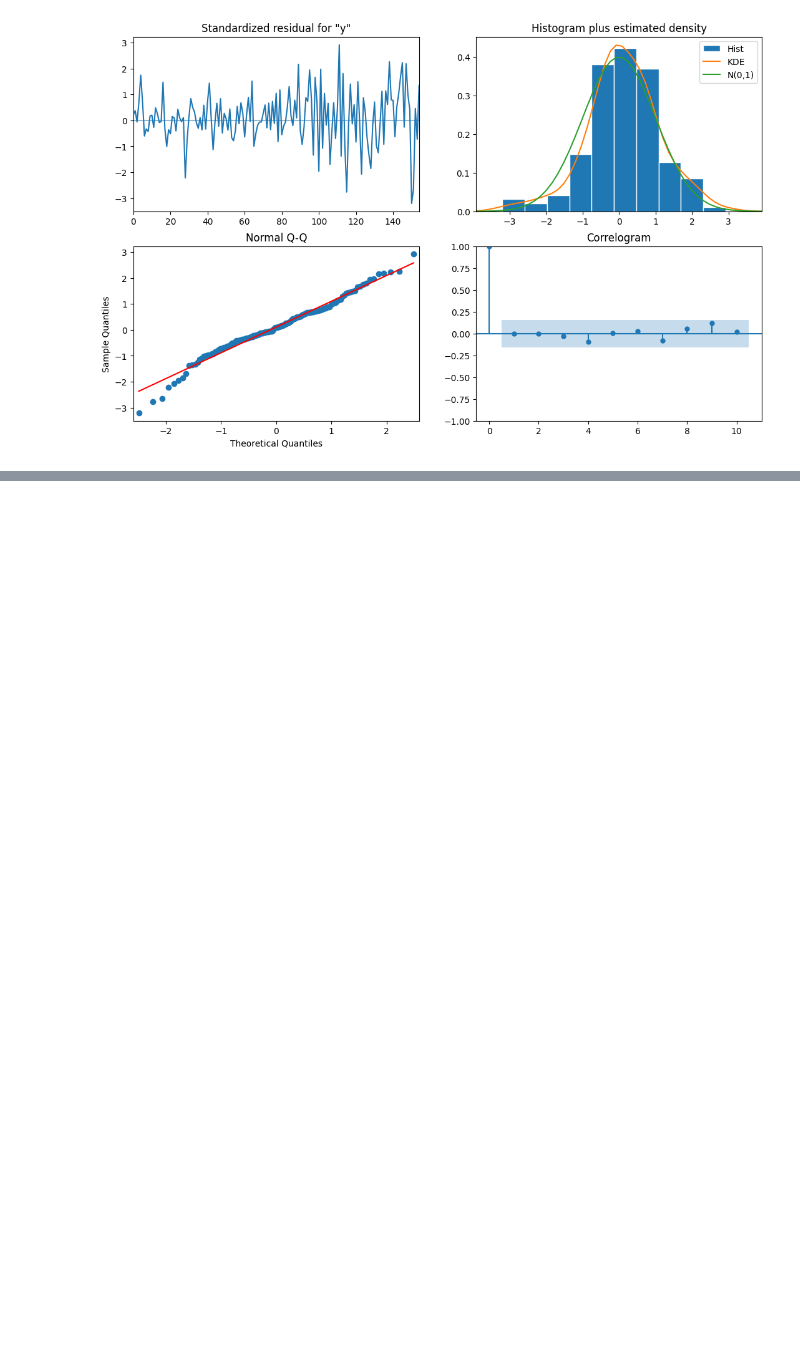
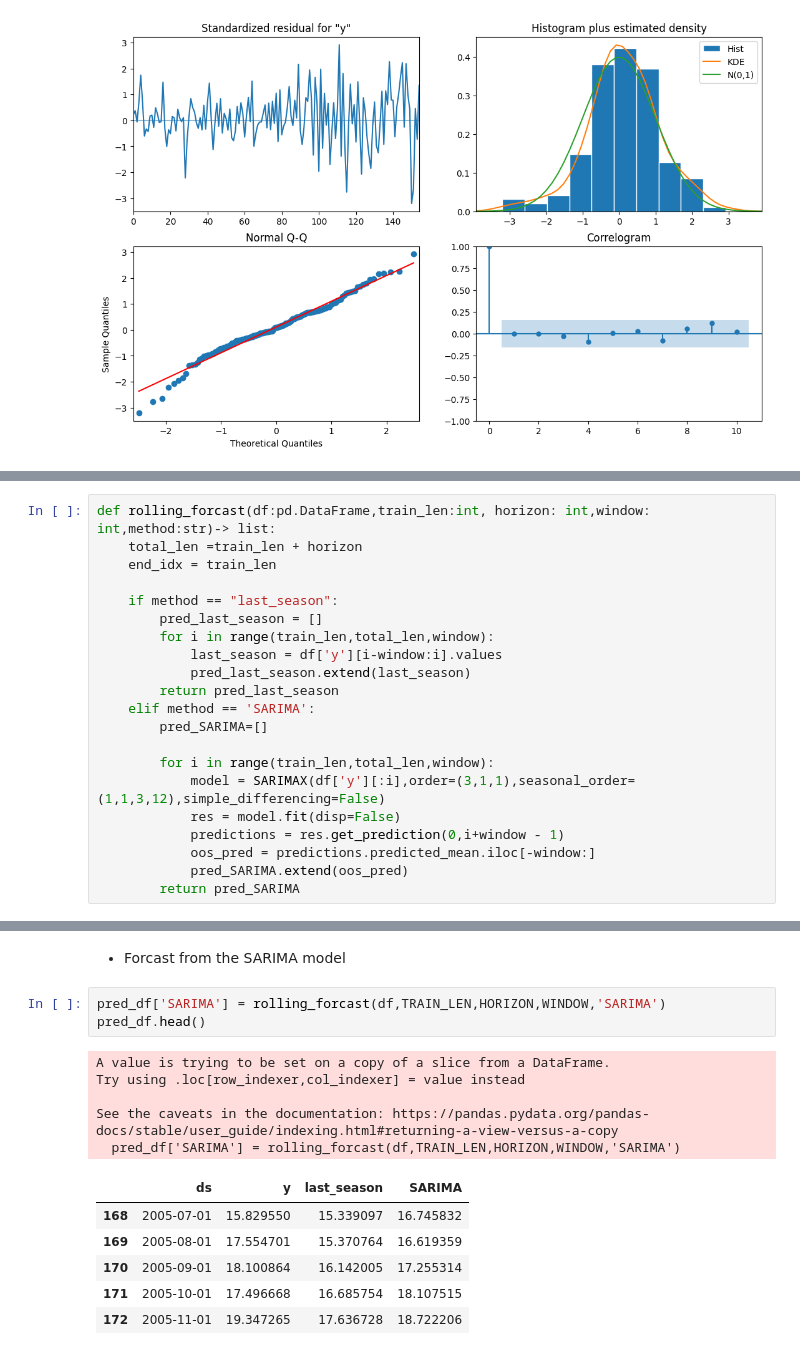
Before and after one commit to Danlof/Timeseries_prescriptions, a Jupyter notebook: drugs.ipynb, the cells around one changed output, grey strips where cells are left out. Drawn from its saved outputs; the diff is of its cells as text; blank space fills up the shorter version.

```diff
--- a/drugs.ipynb
+++ b/drugs.ipynb
@@ -234,0 +259,21 @@ plt.savefig('results/residual_diagnostics.png',dpi=300)
+# %%
+def rolling_forcast(df:pd.DataFrame,train_len:int, horizon: int,window: int,method:str)-> list:
+    total_len =train_len + horizon
+    end_idx = train_len
+
+    if method == "last_season":
+        pred_last_season = []
+        for i in range(train_len,total_len,window):
+            last_season = df['y'][i-window:i].values
+            pred_last_season.extend(last_season)
+        return pred_last_season
+    elif method == 'SARIMA':
+        pred_SARIMA=[]
+
+        for i in range(train_len,total_len,window):
+            model = SARIMAX(df['y'][:i],order=(3,1,1),seasonal_order=(1,1,3,12),simple_differencing=False)
+            res = model.fit(disp=False)
+            predictions = res.get_prediction(0,i+window - 1)
+            oos_pred = predictions.predicted_mean.iloc[-window:]
+            pred_SARIMA.extend(oos_pred)
+        return pred_SARIMA
@@ -234,0 +309,17 @@ plt.savefig('results/residual_diagnostics.png',dpi=300)
+# %% [markdown]
+- Forcast from the SARIMA model
+# %%
+pred_df['SARIMA'] = rolling_forcast(df,TRAIN_LEN,HORIZON,WINDOW,'SARIMA')
+pred_df.head()
+# %% [output]
+A value is trying to be set on a copy of a slice from a DataFrame.
+Try using .loc[row_indexer,col_indexer] = value instead
+
+See the caveats in the documentation: https://pandas.pydata.org/pandas-docs/stable/user_guide/indexing.html#returning-a-view-versus-a-copy
+  pred_df['SARIMA'] = rolling_forcast(df,TRAIN_LEN,HORIZON,WINDOW,'SARIMA')
+|  | ds | y | last_season | SARIMA |
+| 168 | 2005-07-01 | 15.829550 | 15.339097 | 16.745832 |
+| 169 | 2005-08-01 | 17.554701 | 15.370764 | 16.619359 |
+| 170 | 2005-09-01 | 18.100864 | 16.142005 | 17.255314 |
+| 171 | 2005-10-01 | 17.496668 | 16.685754 | 18.107515 |
+| 172 | 2005-11-01 | 19.347265 | 17.636728 | 18.722206 |
```
Also changed, not shown: parts of 11 cells of this notebook.
